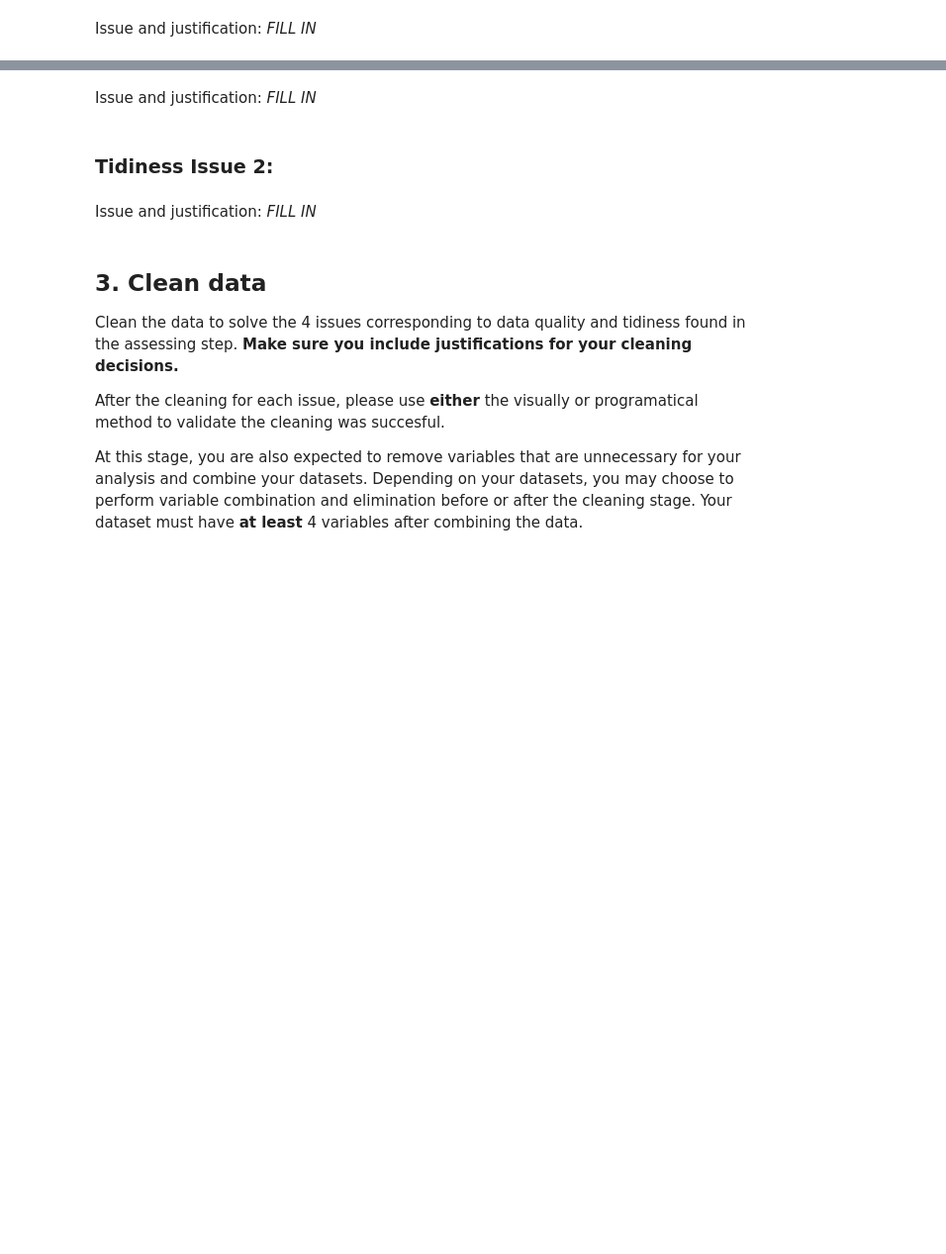
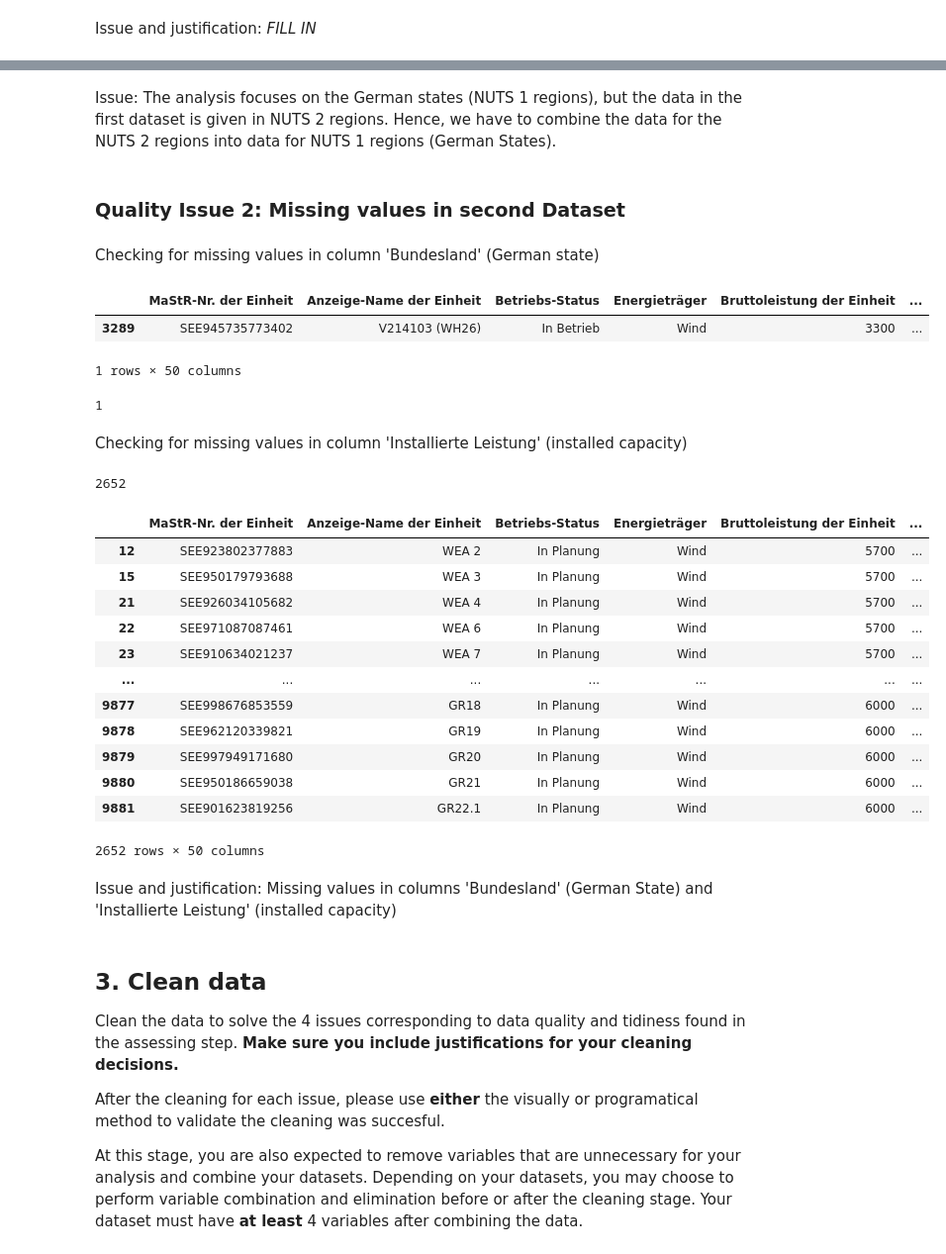
Before and after one commit to HeinrichBoeing/udacity-data_analyst-project2-data_wrangling, a Jupyter notebook: data_wrangling_project_starter_data_wrangling_project_starter.ipynb, the cells around one changed output, grey strips where cells are left out. Shown: that part at 99% size. Drawn from its saved outputs; the diff is of its cells as text; code cells hidden in the pictures; blank space fills up the shorter version.

```diff
--- a/data_wrangling_project_starter_data_wrangling_project_starter.ipynb
+++ b/data_wrangling_project_starter_data_wrangling_project_starter.ipynb
@@ -205,13 +273,48 @@ dtype('float64')
-# %% [markdown]
-Issue and justification: *FILL IN*
+# %% [markdown]
+Issue:
+The analysis focuses on the German states (NUTS 1 regions), but the data in the first dataset is given in NUTS 2 regions. Hence, we have to combine the data for the NUTS 2 regions into data for NUTS 1 regions (German States).
 # %% [markdown]
-### Tidiness Issue 2:
+### Quality Issue 2: Missing values in second Dataset
+# %% [markdown]
+Checking for missing values in column 'Bundesland' (German state)
 # %%
 #FILL IN - Inspecting the dataframe visually
+df2.query('Bundesland.isna()')
+# %% [output]
+|  | MaStR-Nr. der Einheit | Anzeige-Name der Einheit | Betriebs-Status | Energieträger | Bruttoleistung der Einheit | ... |
+| 3289 | SEE945735773402 | V214103 (WH26) | In Betrieb | Wind | 3300 | ... |
+1 rows × 50 columns
 # %%
 #FILL IN - Inspecting the dataframe programmatically
+df2['Bundesland'].isna().sum()
+# %% [output]
+1
-# %% [markdown]
-Issue and justification: *FILL IN*
+# %% [markdown]
+Checking for missing values in column 'Installierte Leistung' (installed capacity)
+# %%
+#FILL IN - Inspecting the dataframe programmatically
+df2['Installierte Leistung'].isna().sum()
+# %% [output]
+2652
+# %%
+#FILL IN - Inspecting the dataframe visually
+df2.loc[df2['Installierte Leistung'].isna()]
+# %% [output]
+|  | MaStR-Nr. der Einheit | Anzeige-Name der Einheit | Betriebs-Status | Energieträger | Bruttoleistung der Einheit | ... |
+| 12 | SEE923802377883 | WEA 2 | In Planung | Wind | 5700 | ... |
+| 15 | SEE950179793688 | WEA 3 | In Planung | Wind | 5700 | ... |
+| 21 | SEE926034105682 | WEA 4 | In Planung | Wind | 5700 | ... |
+| 22 | SEE971087087461 | WEA 6 | In Planung | Wind | 5700 | ... |
+| 23 | SEE910634021237 | WEA 7 | In Planung | Wind | 5700 | ... |
+| ... | ... | ... | ... | ... | ... | ... |
+| 9877 | SEE998676853559 | GR18 | In Planung | Wind | 6000 | ... |
+| 9878 | SEE962120339821 | GR19 | In Planung | Wind | 6000 | ... |
+| 9879 | SEE997949171680 | GR20 | In Planung | Wind | 6000 | ... |
+| 9880 | SEE950186659038 | GR21 | In Planung | Wind | 6000 | ... |
+| 9881 | SEE901623819256 | GR22.1 | In Planung | Wind | 6000 | ... |
+2652 rows × 50 columns
+# %% [markdown]
+Issue and justification: Missing values in columns 'Bundesland' (German State) and 'Installierte Leistung' (installed capacity)
 # %% [markdown]
 ## 3. Clean data
 Clean the data to solve the 4 issues corresponding to data quality and tidiness found in the assessing step. **Make sure you include justifications for your cleaning decisions.**
```
Also changed, not shown: parts of 56 cells of this notebook, 1 other file.
